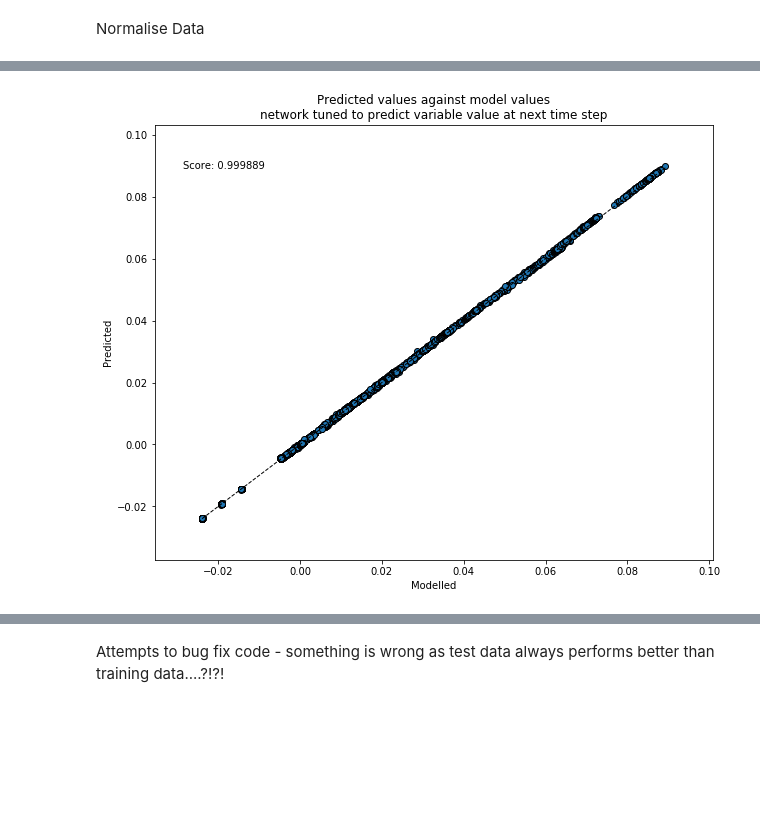
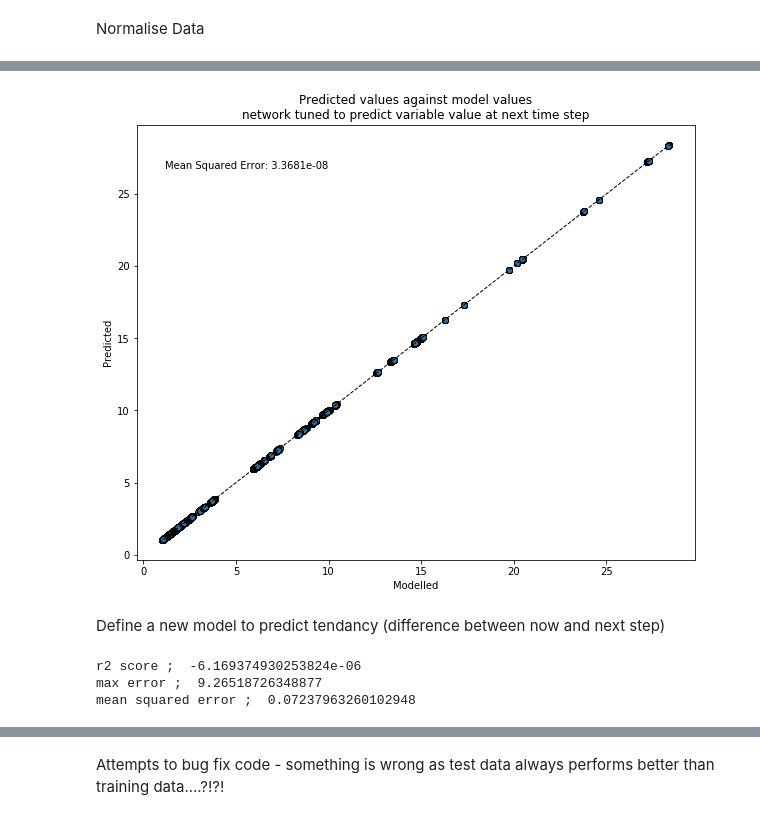
Before and after one commit to RachelFurner/DynamicPrediction, a Jupyter notebook: Regression_attempts.ipynb, the cells around one changed output, grey strips where cells are left out. Cells and saved outputs as stored; diff of their text form; code cells hidden in the pictures; blank space fills up the shorter version.

```diff
--- a/Regression_attempts.ipynb
+++ b/Regression_attempts.ipynb
@@ -93,10 +101,11 @@ nxt_outputs_te = []
 for z in range(1,40,10):
     for x in range(1,9,3):
         for y in range(1,76,10):
-            for time in range(0, split_index, 40):
+            for time in range(0, split_index, 20):
                 inputs_tr.append([ds_var.isel(T=time)[z,y+y_offset,x+x_offset] for x_offset in halo_list for y_offset in halo_list])
                 nxt_outputs_tr.append([ds_var.isel(T=time+StepSize)[z,y,x]])
-            for time in range(split_index, len(ds.T.data)-StepSize, 400):
+
+            for time in range(split_index, len(ds.T.data)-StepSize, 200):
                 inputs_te.append([ds_var.isel(T=time)[z,y+y_offset,x+x_offset] for x_offset in halo_list for y_offset in halo_list])
                 nxt_outputs_te.append([ds_var.isel(T=time+StepSize)[z,y,x]])
 
@@ -106,6 +115,10 @@ nxt_outputs_tr=np.asarray(nxt_outputs_tr)
 inputs_te=np.asarray(inputs_te)
 nxt_outputs_te=np.asarray(nxt_outputs_te)
 
-#print(inputs_tr.shape, nxt_outputs_tr.shape)
-#print(inputs_te.shape, nxt_outputs_te.shape)
+##calculate outputs for tendancy model as the difference between 'next' and 'now'
+tnd_outputs_tr = nxt_outputs_tr[:,0] - inputs_tr[:,xy]
+tnd_outputs_te = nxt_outputs_te[:,0] - inputs_te[:,xy]
+
+print(inputs_tr.shape, nxt_outputs_tr.shape, tnd_outputs_tr.shape)
+print(inputs_te.shape, nxt_outputs_te.shape, tnd_outputs_te.shape)
 # %% [output]
@@ -190,0 +324,21 @@ score     : 0.999888683098076
+# %%
+#run model, predict next time step value, and assess, having selected a best alpha from above using mean-square scores
+
+model_nxt= linear_model.Ridge(alpha=best_alpha)
+# eventually might want to aim for a zero intercept, but model seems to struggle a lot with this so leave for now
+
+model_nxt.fit(norm_inputs_tr, norm_nxt_outputs_tr )  # train to evaluate the value at the next time step...
+
+print('coefs     : ' + str(model_nxt.coef_))
+print('intercept : ' + str(model_nxt.intercept_))
+print(' ')
+
+predicted_nxt = model_nxt.predict(norm_inputs_te)
+
+nxt_r2 = r2_score(norm_nxt_outputs_te, predicted_nxt)
+nxt_maxer = metrics.max_error(norm_nxt_outputs_te, predicted_nxt)
+nxt_mse = metrics.mean_squared_error(norm_nxt_outputs_te, predicted_nxt)
+
+print('r2 score ; ', nxt_r2)
+print('max error ; ', nxt_maxer)
+print('mean squared error ; ', nxt_mse)
@@ -191,18 +353,18 @@ score     : 0.999888683098076
 # %%
-# Predict values across test set and plot against 'truth'
-predicted = model_nxt.predict(norm_inputs_te)
+#de-normalise predicted values and plot against truth
 
-#de-normalise
-denorm_predicted = predicted*nxt_outputs_tr_std+nxt_outputs_tr_mean
+denorm_predicted_nxt = predicted_nxt*nxt_outputs_tr_std+nxt_outputs_tr_mean
 
 fig, ax = plt.subplots(figsize=(10,8))
-ax.scatter(nxt_outputs_te, denorm_predicted, edgecolors=(0, 0, 0))
+ax.scatter(nxt_outputs_te, denorm_predicted_nxt, edgecolors=(0, 0, 0))
 ax.plot([nxt_outputs_te.min(), nxt_outputs_te.max()], [nxt_outputs_te.min(), nxt_outputs_te.max()], 'k--', lw=1)
 ax.set_xlabel('Modelled')
 ax.set_ylabel('Predicted')
 ax.set_title('Predicted values against model values\nnetwork tuned to predict variable value at next time step')
-ax.text(.05,.9,'Score: {:.6f}'.format(nxt_score),transform=ax.transAxes)
+ax.text(.05,.9,'Mean Squared Error: {:.4e}'.format(nxt_mse),transform=ax.transAxes)
 plt.savefig('../regression_plots/'+my_var+'_predictedVtruth_nxt.png')
 plt.show()
 # %% [output]
-[figure, old version]
+[figure, new version]
+# %% [markdown]
+Define a new model to predict tendancy (difference between now and next step)
@@ -208,0 +380,12 @@ plt.show()
+# %%
+# First calculate and plot 'persistance' score, to give a baseline
+
+predict_persistance_tnd = np.zeros([tnd_outputs_te.shape[0]])
+
+print('r2 score ; ', r2_score(norm_tnd_outputs_te, predict_persistance_tnd))
+print('max error ; ', metrics.max_error(norm_tnd_outputs_te, predict_persistance_tnd))
+print('mean squared error ; ', metrics.mean_squared_error(norm_tnd_outputs_te, predict_persistance_tnd))
+# %% [output]
+r2 score ;  -6.169374930253824e-06
+max error ;  9.26518726348877
+mean squared error ;  0.07237963260102948
```
Also changed, not shown: parts of 33 cells of this notebook, 1 other file.
